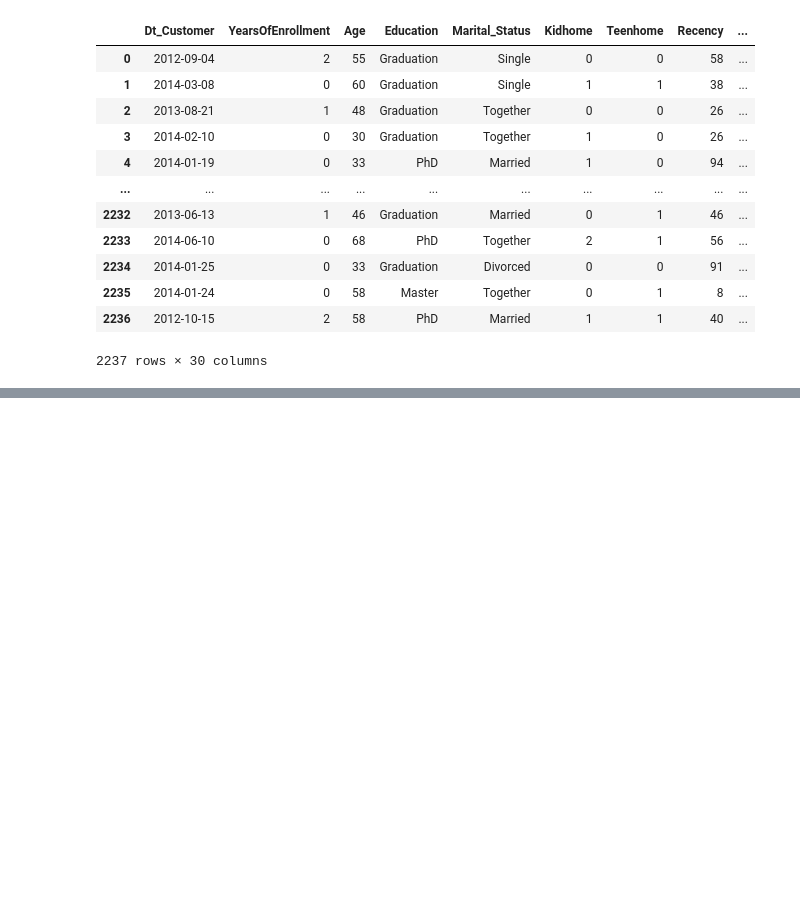
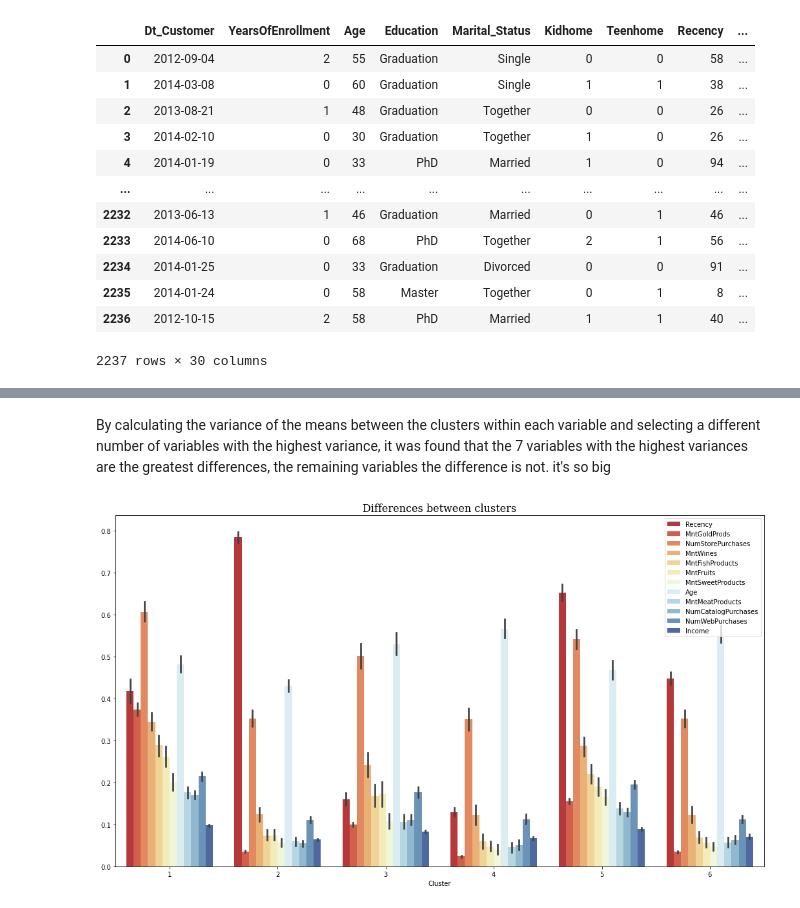
Before and after one commit to mhnasser/marketing_campaign_analysis, a Jupyter notebook: 03_notebooks/02_after_modeling_analysis.ipynb, the cells around one changed output, grey strips where cells are left out. Cells and saved outputs as stored; diff of their text form; code cells hidden in the pictures; blank space fills up the shorter version.

Commit message:
after cluster modeling analyses

```diff
--- a/03_notebooks/02_after_modeling_analysis.ipynb
+++ b/03_notebooks/02_after_modeling_analysis.ipynb
@@ -23,0 +50,13 @@ df
+# %%
+# Using the feature that were used to train the model
+selected_columns = ['Recency', 'MntGoldProds', 'Age', 'MntFishProducts',
+                    'MntFruits', 'MntMeatProducts', 'MntWines', 'MntSweetProducts',
+                    'NumStorePurchases', 'NumCatalogPurchases', 'NumWebPurchases', 'Income']
+# %%
+scaler = MinMaxScaler()
+
+df_scaled = pd.DataFrame(scaler.fit_transform(df[selected_columns]), columns=selected_columns)
+df_scaled['Cluster'] = df['Cluster']
+
+df_mean = (df_scaled.groupby('Cluster').mean())
+df_mean
@@ -23,0 +72,31 @@ df
+# %% [markdown]
+By calculating the variance of the means between the clusters within each variable and selecting a different number of variables with the highest variance, it was found that the 7 variables with the highest variances are the greatest differences, the remaining variables the difference is not. it's so big
+# %%
+# Preparing data for plot
+variances = pd.DataFrame(columns=['Variable', 'Var'])
+
+for column in df_mean.columns:
+    variances.loc[len(variances), :] = [column, np.var(df_mean[column])]
+
+# selecting the top 7 variables with the highest variance
+selected_columns = list(variances.sort_values('Var', ascending=False,).head(12).Variable.values) + ['Cluster']
+
+tidy = df_scaled[selected_columns].melt(id_vars='Cluster')
+
+# Configuring plot
+fig = plt.figure()
+fig.set_figheight(10)
+fig.set_figwidth(18)
+
+sns.barplot(x='Cluster', y='value', hue='variable', data=tidy, palette='RdYlBu')
+
+plt.legend(loc='upper right')
+plt.ylabel('')
+plt.title('Differences between clusters', fontdict={'family': 'serif',
+                                                    'color':  'black',
+                                                    'weight': 'normal',
+                                                    'size': 16})
+
+plt.show()
+# %% [output]
+[figure, added]
```
Also changed, not shown: parts of 9 cells of this notebook, 3 other files.
